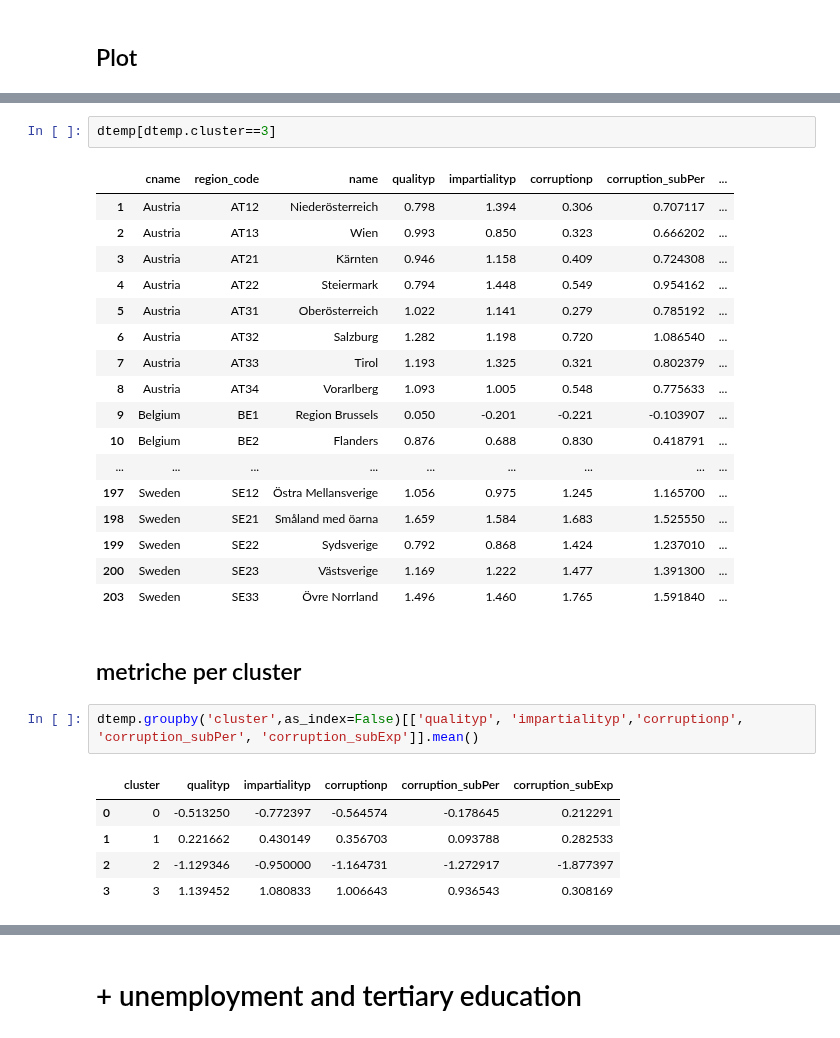
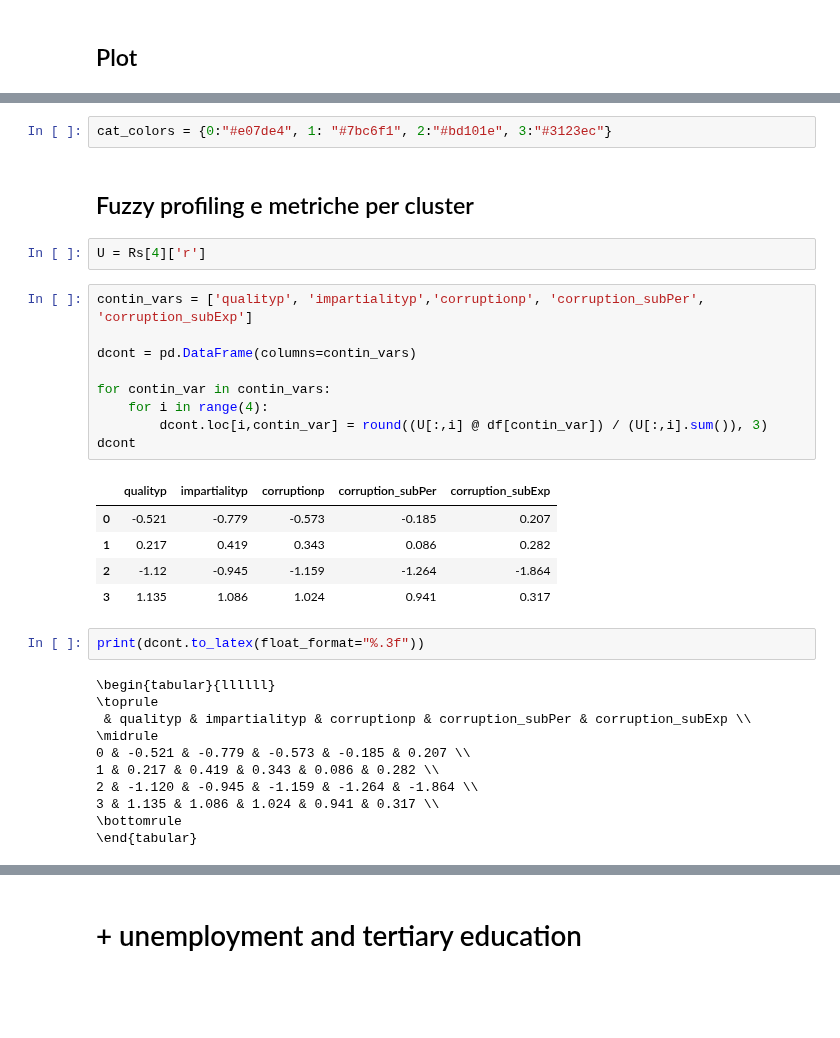
Before and after one commit to DCangemi/SBM-with-mixed-attributes, a Jupyter notebook: EU regions/Eu_regions.ipynb, the cells around one changed output, grey strips where cells are left out. Cells and saved outputs as stored; diff of their text form; blank space fills up the shorter version.

```diff
--- a/EU regions/Eu_regions.ipynb
+++ b/EU regions/Eu_regions.ipynb
@@ -351,30 +427,34 @@ plt.show()
-# %%
-dtemp[dtemp.cluster==3]
-# %% [output]
-|  | cname | region_code | name | qualityp | impartialityp | corruptionp | corruption_subPer | ... |
-| 1 | Austria | AT12 | Niederösterreich | 0.798 | 1.394 | 0.306 | 0.707117 | ... |
-| 2 | Austria | AT13 | Wien | 0.993 | 0.850 | 0.323 | 0.666202 | ... |
-| 3 | Austria | AT21 | Kärnten | 0.946 | 1.158 | 0.409 | 0.724308 | ... |
-| 4 | Austria | AT22 | Steiermark | 0.794 | 1.448 | 0.549 | 0.954162 | ... |
-| 5 | Austria | AT31 | Oberösterreich | 1.022 | 1.141 | 0.279 | 0.785192 | ... |
-| 6 | Austria | AT32 | Salzburg | 1.282 | 1.198 | 0.720 | 1.086540 | ... |
-| 7 | Austria | AT33 | Tirol | 1.193 | 1.325 | 0.321 | 0.802379 | ... |
-| 8 | Austria | AT34 | Vorarlberg | 1.093 | 1.005 | 0.548 | 0.775633 | ... |
-| 9 | Belgium | BE1 | Region Brussels | 0.050 | -0.201 | -0.221 | -0.103907 | ... |
-| 10 | Belgium | BE2 | Flanders | 0.876 | 0.688 | 0.830 | 0.418791 | ... |
-| ... | ... | ... | ... | ... | ... | ... | ... | ... |
-| 197 | Sweden | SE12 | Östra Mellansverige | 1.056 | 0.975 | 1.245 | 1.165700 | ... |
-| 198 | Sweden | SE21 | Småland med öarna | 1.659 | 1.584 | 1.683 | 1.525550 | ... |
-| 199 | Sweden | SE22 | Sydsverige | 0.792 | 0.868 | 1.424 | 1.237010 | ... |
-| 200 | Sweden | SE23 | Västsverige | 1.169 | 1.222 | 1.477 | 1.391300 | ... |
-| 203 | Sweden | SE33 | Övre Norrland | 1.496 | 1.460 | 1.765 | 1.591840 | ... |
+# %%
+cat_colors = {0:"#e07de4", 1: "#7bc6f1", 2:"#bd101e", 3:"#3123ec"}
 # %% [markdown]
-## metriche per cluster
+## Fuzzy profiling e metriche per cluster
-# %%
-dtemp.groupby('cluster',as_index=False)[['qualityp', 'impartialityp','corruptionp', 'corruption_subPer', 'corruption_subExp']].mean()
-# %% [output]
-|  | cluster | qualityp | impartialityp | corruptionp | corruption_subPer | corruption_subExp |
-| 0 | 0 | -0.513250 | -0.772397 | -0.564574 | -0.178645 | 0.212291 |
-| 1 | 1 | 0.221662 | 0.430149 | 0.356703 | 0.093788 | 0.282533 |
-| 2 | 2 | -1.129346 | -0.950000 | -1.164731 | -1.272917 | -1.877397 |
-| 3 | 3 | 1.139452 | 1.080833 | 1.006643 | 0.936543 | 0.308169 |
+# %%
+U = Rs[4]['r']
+# %%
+contin_vars = ['qualityp', 'impartialityp','corruptionp', 'corruption_subPer', 'corruption_subExp']
+
+dcont = pd.DataFrame(columns=contin_vars)
+
+for contin_var in contin_vars:
+    for i in range(4):
+        dcont.loc[i,contin_var] = round((U[:,i] @ df[contin_var]) / (U[:,i].sum()), 3)
+dcont
+# %% [output]
+|  | qualityp | impartialityp | corruptionp | corruption_subPer | corruption_subExp |
+| 0 | -0.521 | -0.779 | -0.573 | -0.185 | 0.207 |
+| 1 | 0.217 | 0.419 | 0.343 | 0.086 | 0.282 |
+| 2 | -1.12 | -0.945 | -1.159 | -1.264 | -1.864 |
+| 3 | 1.135 | 1.086 | 1.024 | 0.941 | 0.317 |
+# %%
+print(dcont.to_latex(float_format="%.3f"))
+# %% [output]
+\begin{tabular}{llllll}
+\toprule
+ & qualityp & impartialityp & corruptionp & corruption_subPer & corruption_subExp \\
+\midrule
+0 & -0.521 & -0.779 & -0.573 & -0.185 & 0.207 \\
+1 & 0.217 & 0.419 & 0.343 & 0.086 & 0.282 \\
+2 & -1.120 & -0.945 & -1.159 & -1.264 & -1.864 \\
+3 & 1.135 & 1.086 & 1.024 & 0.941 & 0.317 \\
+\bottomrule
+\end{tabular}
```
Also changed, not shown: parts of 23 cells of this notebook, 9 other files.
